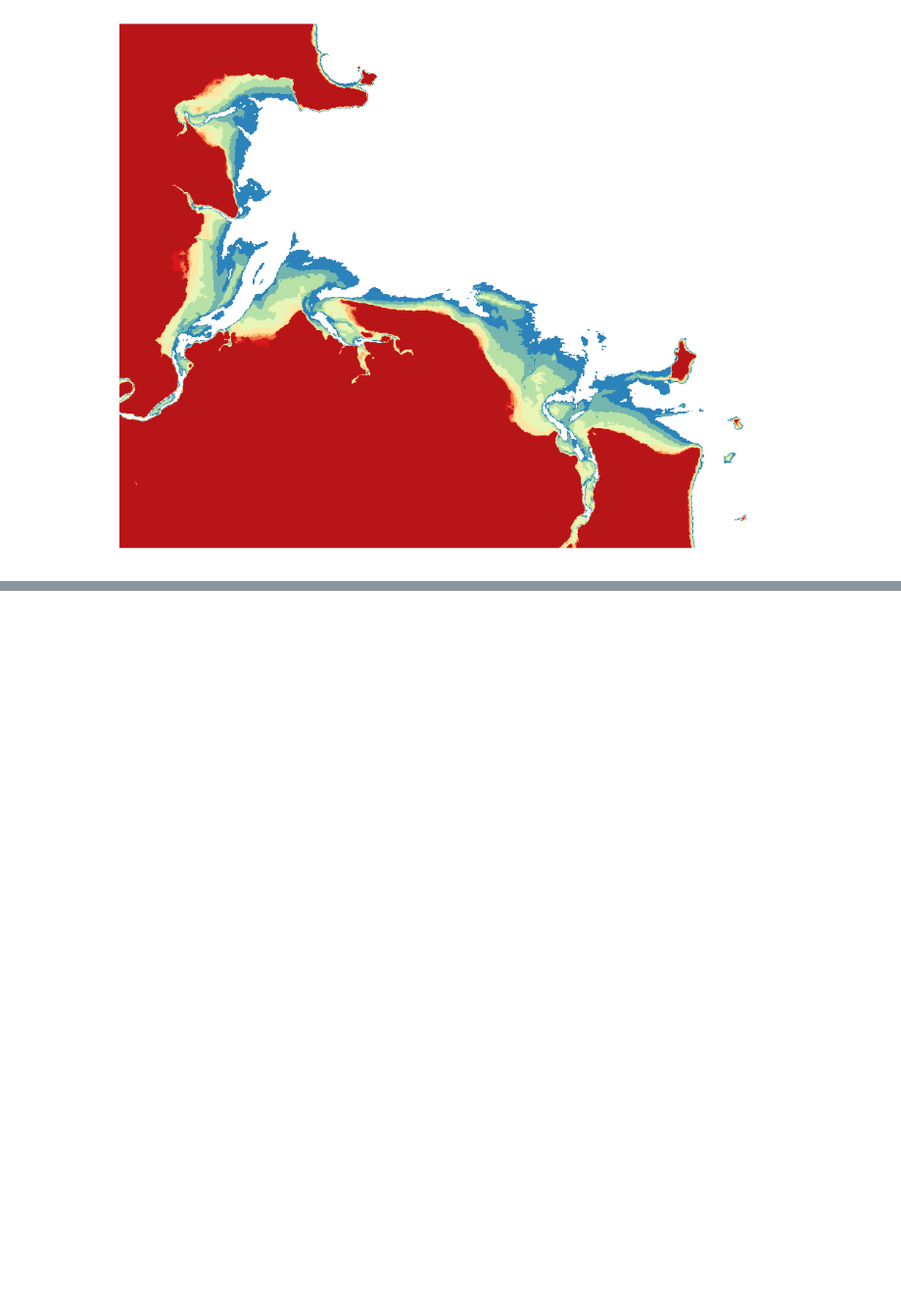
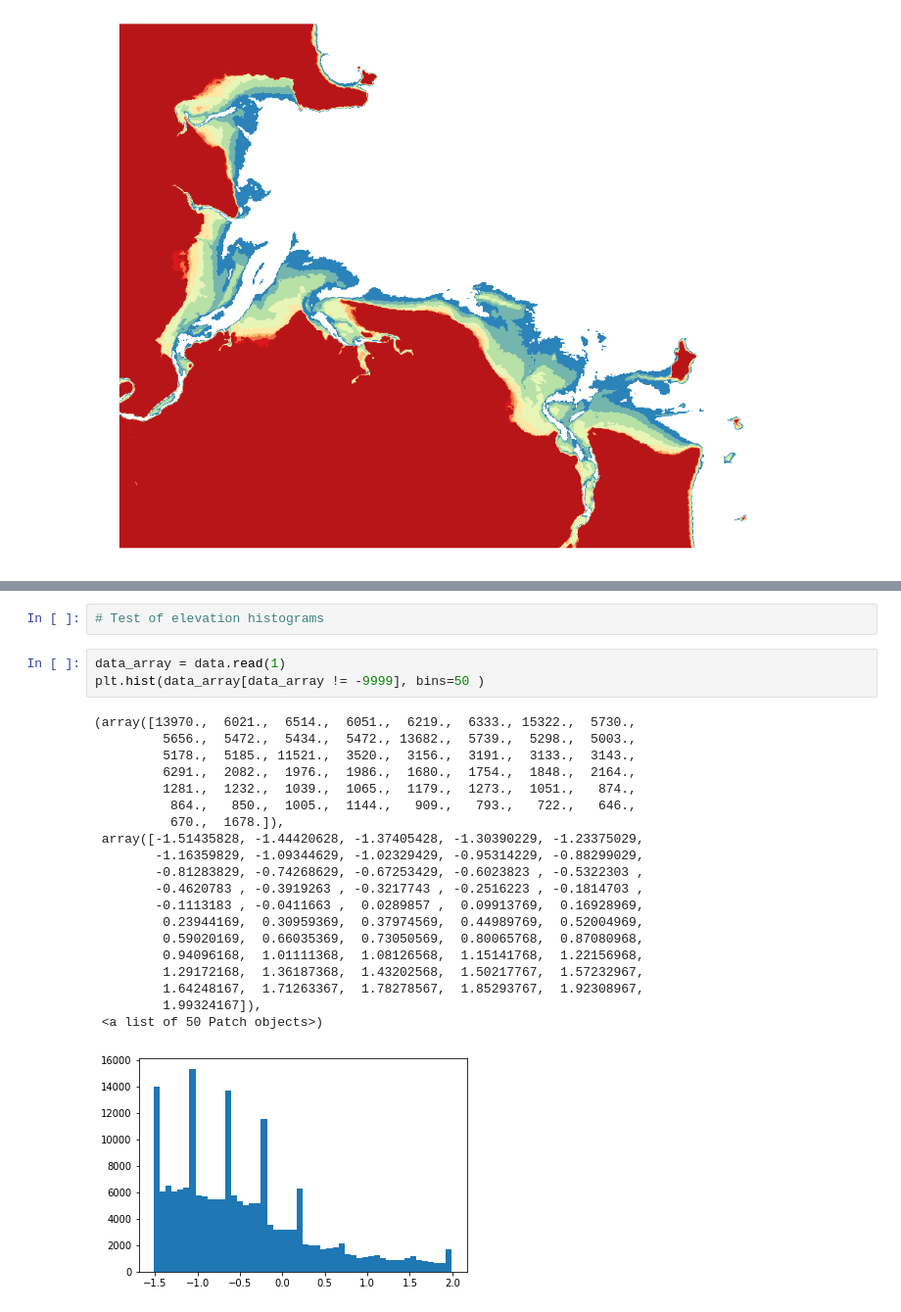
Before and after one commit to robbibt/nidem_visualisations, a Jupyter notebook: NIDEM_plotting.ipynb, the cells around one changed output, grey strips where cells are left out. Shown at 98% size. Saved outputs shown, nothing was run; the diff lists cells and outputs as text; blank space fills up the shorter version.

```diff
--- a/NIDEM_plotting.ipynb
+++ b/NIDEM_plotting.ipynb
@@ -267,3 +241,29 @@ new.intersection(geo.unary_union).plot(ax = ax, alpha=0.5, edgecolor='black')
 fig.savefig("figures/{}.png".format('contours'), pad_inches = 0)
 # %% [output]
 [figure]
+# %%
+# Test of elevation histograms
+# %%
+data_array = data.read(1)
+plt.hist(data_array[data_array != -9999], bins=50 )
+# %% [output]
+(array([13970.,  6021.,  6514.,  6051.,  6219.,  6333., 15322.,  5730.,
+         5656.,  5472.,  5434.,  5472., 13682.,  5739.,  5298.,  5003.,
+         5178.,  5185., 11521.,  3520.,  3156.,  3191.,  3133.,  3143.,
+         6291.,  2082.,  1976.,  1986.,  1680.,  1754.,  1848.,  2164.,
+         1281.,  1232.,  1039.,  1065.,  1179.,  1273.,  1051.,   874.,
+          864.,   850.,  1005.,  1144.,   909.,   793.,   722.,   646.,
+          670.,  1678.]),
+ array([-1.51435828, -1.44420628, -1.37405428, -1.30390229, -1.23375029,
+        -1.16359829, -1.09344629, -1.02329429, -0.95314229, -0.88299029,
+        -0.81283829, -0.74268629, -0.67253429, -0.6023823 , -0.5322303 ,
+        -0.4620783 , -0.3919263 , -0.3217743 , -0.2516223 , -0.1814703 ,
+        -0.1113183 , -0.0411663 ,  0.0289857 ,  0.09913769,  0.16928969,
+         0.23944169,  0.30959369,  0.37974569,  0.44989769,  0.52004969,
+         0.59020169,  0.66035369,  0.73050569,  0.80065768,  0.87080968,
+         0.94096168,  1.01111368,  1.08126568,  1.15141768,  1.22156968,
+         1.29172168,  1.36187368,  1.43202568,  1.50217767,  1.57232967,
+         1.64248167,  1.71263367,  1.78278567,  1.85293767,  1.92308967,
+         1.99324167]),
+ <a list of 50 Patch objects>)
+[figure, added]
```
Also changed, not shown: parts of 8 cells of this notebook, 6 other files.
